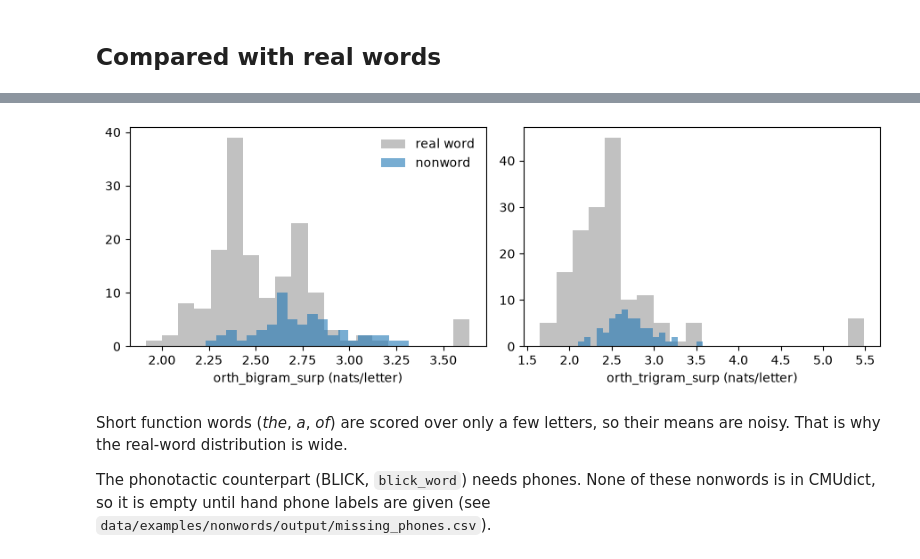
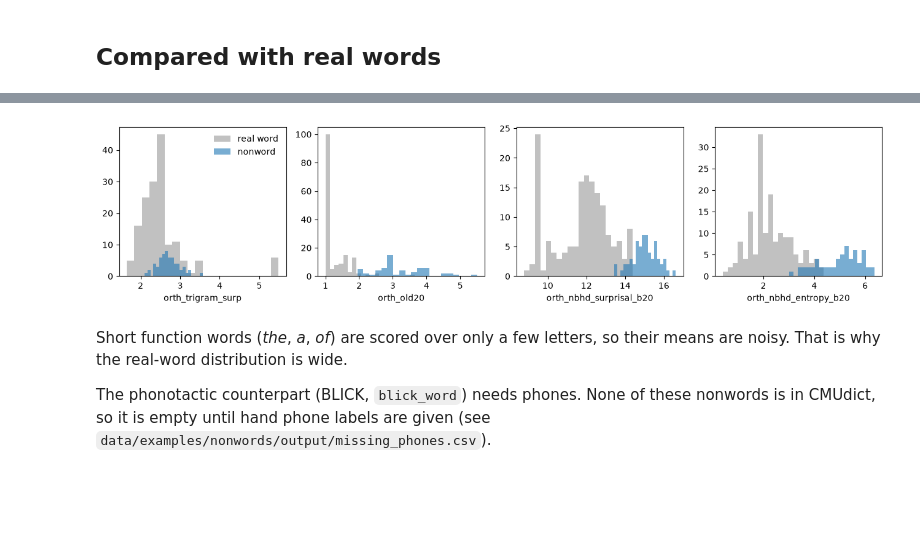
Before and after one commit to sduraivel30/linguistic, a Jupyter notebook: notebooks/nonword_orthographic_illformedness.ipynb, the cells around one changed output, grey strips where cells are left out. Cells and saved outputs as stored; diff of their text form; code cells hidden in the pictures; blank space fills up the shorter version.

Commit message:
Orthographic and phonological neighbourhood: OLD20/PLD20, neighbourhood entropy and surprisal

```diff
--- a/notebooks/nonword_orthographic_illformedness.ipynb
+++ b/notebooks/nonword_orthographic_illformedness.ipynb
@@ -31,6 +36,6 @@ def orthographic(path):
     return run_metrics(Context(stimuli, units.words, units.phones, lexicon), select(["orthographic"]))
 
 nw, ref = orthographic(NONWORDS), orthographic(REFERENCE)
-cols = ["stimulus_id", "word", "orth_bigram_surp", "orth_trigram_surp"]
-nw.words[cols].sort_values("orth_trigram_surp").round(3)
+SCORES = ["orth_trigram_surp", "orth_old20", "orth_nbhd_surprisal_b20", "orth_nbhd_entropy_b20"]
+nw.words[["stimulus_id", "word", *SCORES]].sort_values("orth_nbhd_surprisal_b20").round(2)
 # %% [output]
@@ -77,13 +93,13 @@ both.groupby("kind")[["orth_bigram_surp", "orth_trigram_surp", "n_letters"]].agg
 # %%
-fig, axes = plt.subplots(1, 2, figsize=(9, 3.2))
-for ax, col in zip(axes, ["orth_bigram_surp", "orth_trigram_surp"]):
+fig, axes = plt.subplots(1, 4, figsize=(13, 3.2))
+for ax, col in zip(axes, SCORES):
     for kind, color in [("real word", "0.6"), ("nonword", "C0")]:
         ax.hist(both.loc[both["kind"] == kind, col], bins=20, alpha=0.6, color=color, label=kind)
-    ax.set_xlabel(f"{col} (nats/letter)")
+    ax.set_xlabel(col)
 axes[0].legend(frameon=False)
 fig.tight_layout()
 # %% [output]
-[figure, old version]
+[figure, new version]
 # %% [markdown]
 Short function words (*the*, *a*, *of*) are scored over only a few letters, so their means are noisy. That is
 why the real-word distribution is wide.
```
Also changed, not shown: parts of 6 cells of this notebook, 10 other files.
